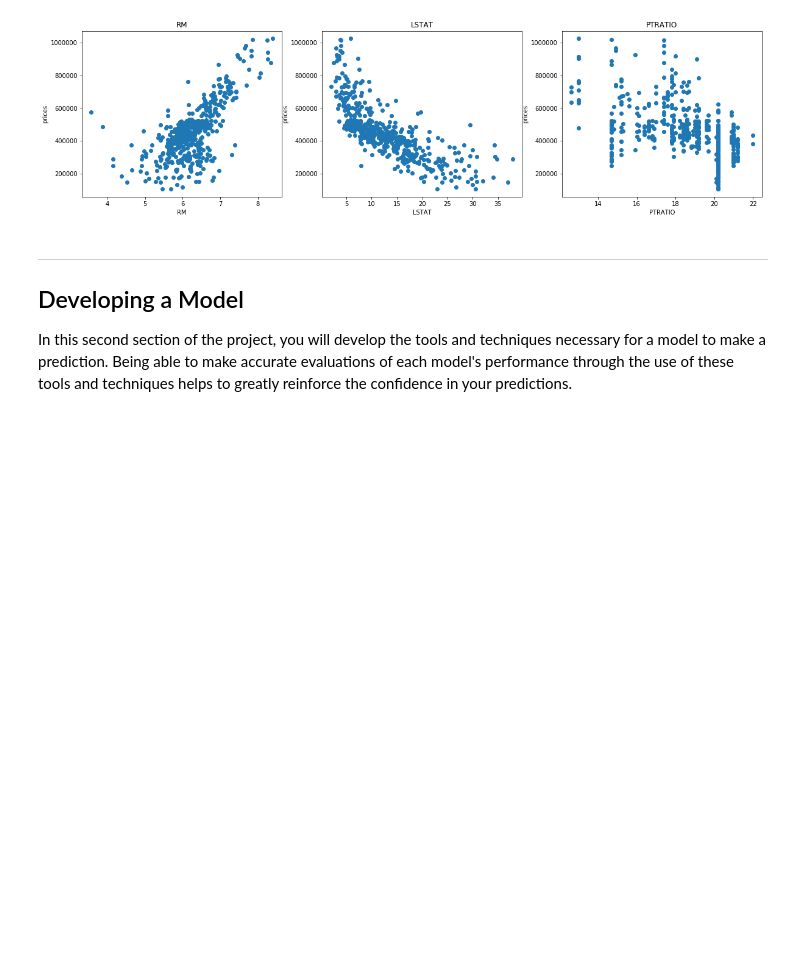
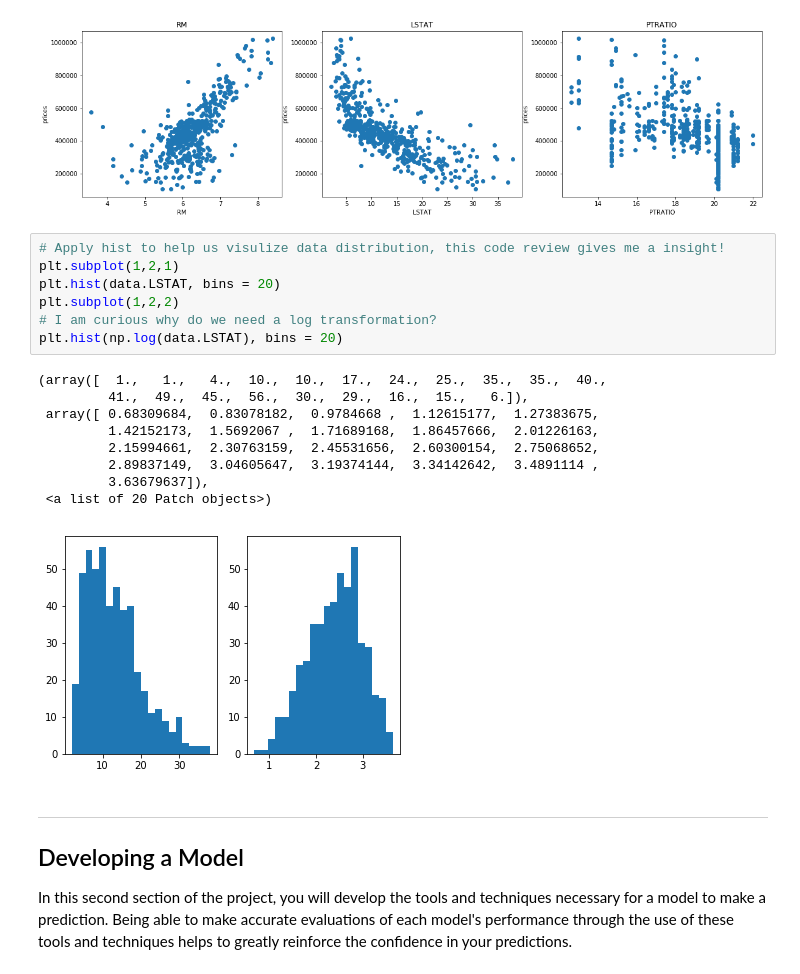
Before and after one commit to amirkhango/machine-learning, a Jupyter notebook: projects/boston_housing/boston_housing.ipynb, the cells around one changed output. Saved outputs shown, nothing was run; the diff lists cells and outputs as text; blank space fills up the shorter version.

```diff
--- a/projects/boston_housing/boston_housing.ipynb
+++ b/projects/boston_housing/boston_housing.ipynb
@@ -109,6 +109,23 @@ for i, col in enumerate(features.columns):
     plt.ylabel('prices')
 # %% [output]
 [figure]
+# %%
+# Apply hist to help us visulize data distribution, this code review gives me a insight!
+plt.subplot(1,2,1)
+plt.hist(data.LSTAT, bins = 20)
+plt.subplot(1,2,2)
+# I am curious why do we need a log transformation?
+plt.hist(np.log(data.LSTAT), bins = 20)
+# %% [output]
+(array([  1.,   1.,   4.,  10.,  10.,  17.,  24.,  25.,  35.,  35.,  40.,
+         41.,  49.,  45.,  56.,  30.,  29.,  16.,  15.,   6.]),
+ array([ 0.68309684,  0.83078182,  0.9784668 ,  1.12615177,  1.27383675,
+         1.42152173,  1.5692067 ,  1.71689168,  1.86457666,  2.01226163,
+         2.15994661,  2.30763159,  2.45531656,  2.60300154,  2.75068652,
+         2.89837149,  3.04605647,  3.19374144,  3.34142642,  3.4891114 ,
+         3.63679637]),
+ <a list of 20 Patch objects>)
+[figure, added]
 # %% [markdown]
 ----
 
```
Also changed, not shown: parts of 2 cells of this notebook.
